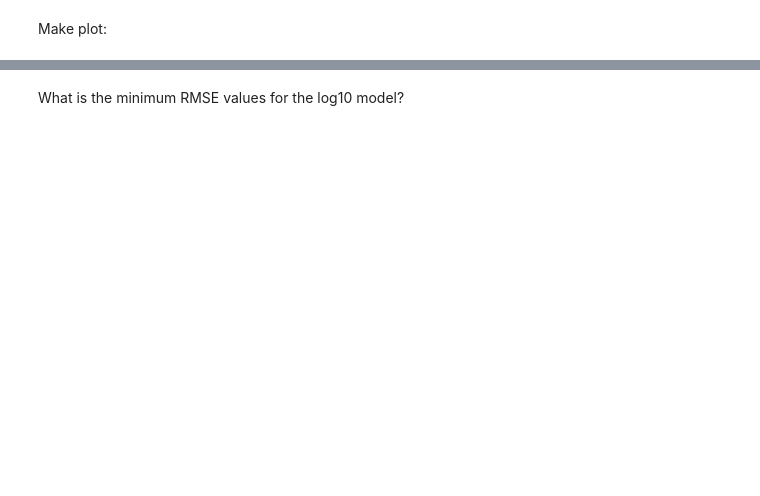
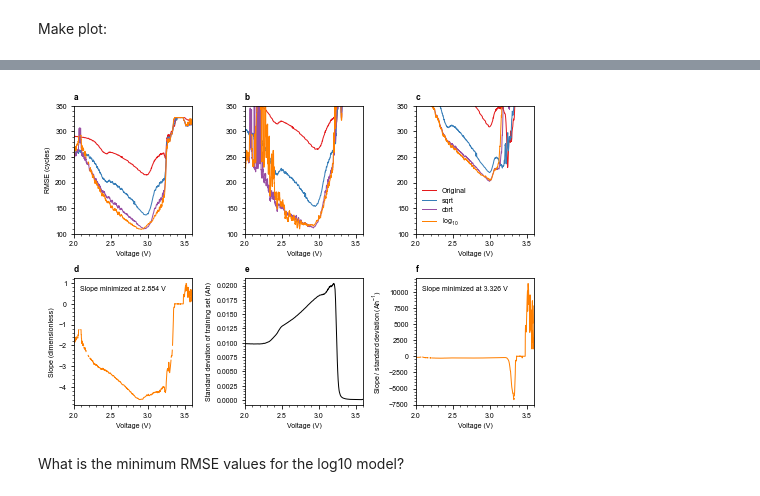
Before and after one commit to petermattia/revisit-severson-et-al, a Jupyter notebook: revisit-severson-et-al.ipynb, the cells around one changed output, grey strips where cells are left out. Saved outputs shown, nothing was run; the diff lists cells and outputs as text; code cells hidden in the pictures; blank space fills up the shorter version.

```diff
--- a/revisit-severson-et-al.ipynb
+++ b/revisit-severson-et-al.ipynb
@@ -1079,3 +1039,47 @@ plt.savefig(figpath / 'fig7_single_point_prediction.eps', format='eps')
+# %%
+transform_colors = cm.get_cmap('Set1')([0, 1, 3, 4])[:,:3]
+
+fig, ax = plt.subplots(figsize=(fig_width_2col, 2 * fig_height),
+                       nrows = 2, ncols = 3)
+ax = ax.ravel()
+
+for k in np.arange(6):
+    ax[k].set_title(chr(97+k), loc='left', weight='bold')
+    ax[k].set_xlim([2, 3.6])
+    ax[k].set_xlabel('Voltage (V)')
+
+for k in range(len(transforms)):
+    ax[0].plot(Vdlin[points], RMSE_train[:,k], color=transform_colors[k])
+    ax[1].plot(Vdlin[points], RMSE_test1[:,k], color=transform_colors[k])
+    ax[2].plot(Vdlin[points], RMSE_test2[:,k], color=transform_colors[k])
+
+    if k == 3:
+        ax[3].plot(Vdlin[points], slopes[:,k], color=transform_colors[k])
+        ax[4].plot(Vdlin[points], std_devs, color='k')
+        ax[5].plot(Vdlin[points], slopes[:,k] / std_devs, color=transform_colors[k])
+
+for k in np.arange(3):
+    ax[k].set_ylim([100, 350])
+
+ax[0].set_ylabel('RMSE (cycles)')
+ax[3].set_ylabel('Slope (dimensionless)')
+ax[4].set_ylabel('Standard deviation of training set (Ah)')
+ax[5].set_ylabel('Slope / standard deviation (Ah$^{-1}$)')
+
+ax[2].legend(list(transforms.keys()))
+
+# Annotations
+ax[3].text(0.05, 0.9,
+           f'Slope minimized at {voltage_of_min_slope:.3f} V',
+           color='k', ha='left', transform=ax[3].transAxes)
+ax[5].text(0.05, 0.9,
+           f'Slope minimized at {voltage_of_min_slope_over_std_dev:.3f} V',
+           color='k', ha='left', transform=ax[5].transAxes)
+
+plt.tight_layout()
+plt.savefig(figpath / 'fig7_single_point_prediction.eps', format='eps')
+# %% [output]
+[figure, added]
 # %% [markdown]
 What is the minimum RMSE values for the log10 model?
 # %%
```
Also changed, not shown: parts of 12 cells of this notebook, 9 other files.
